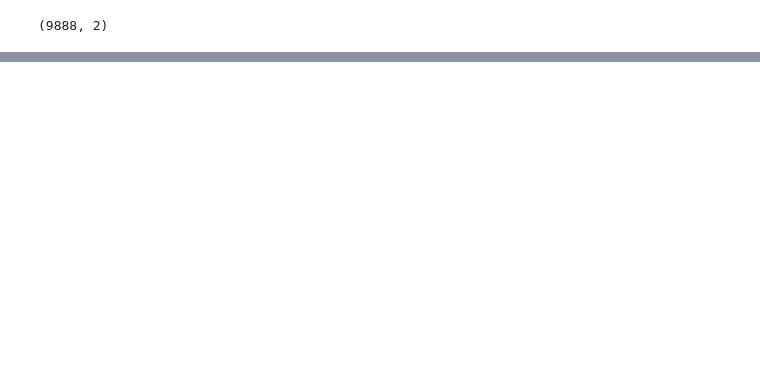
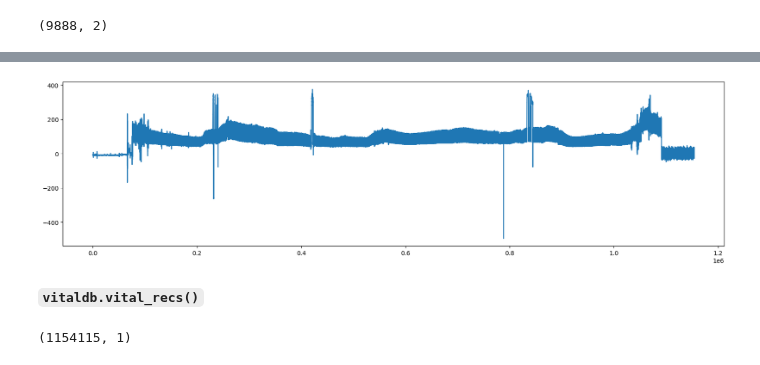
Before and after one commit to abarrie2/cs598-dlh-project, a Jupyter notebook: shaun.ipynb, the cells around one changed output, grey strips where cells are left out. Drawn from its saved outputs; the diff is of its cells as text; code cells hidden in the pictures; blank space fills up the shorter version.

```diff
--- a/shaun.ipynb
+++ b/shaun.ipynb
@@ -327,0 +400,13 @@ tpp.groupby('count').size()
+# %%
+plt.figure(figsize=(20, 5))
+plt.plot(tmp_art_02)
+plt.show()
+# %% [output]
+[figure, added]
+# %% [markdown]
+**`vitaldb.vital_recs()`**
+# %%
+tmp_art_03 = vitaldb.vital_recs(tmp_vf_path, TRACK_NAMES[0], 1/100)
+tmp_art_03.shape
+# %% [output]
+(1154115, 1)
```
Also changed, not shown: parts of 52 cells of this notebook, 1 other file.
